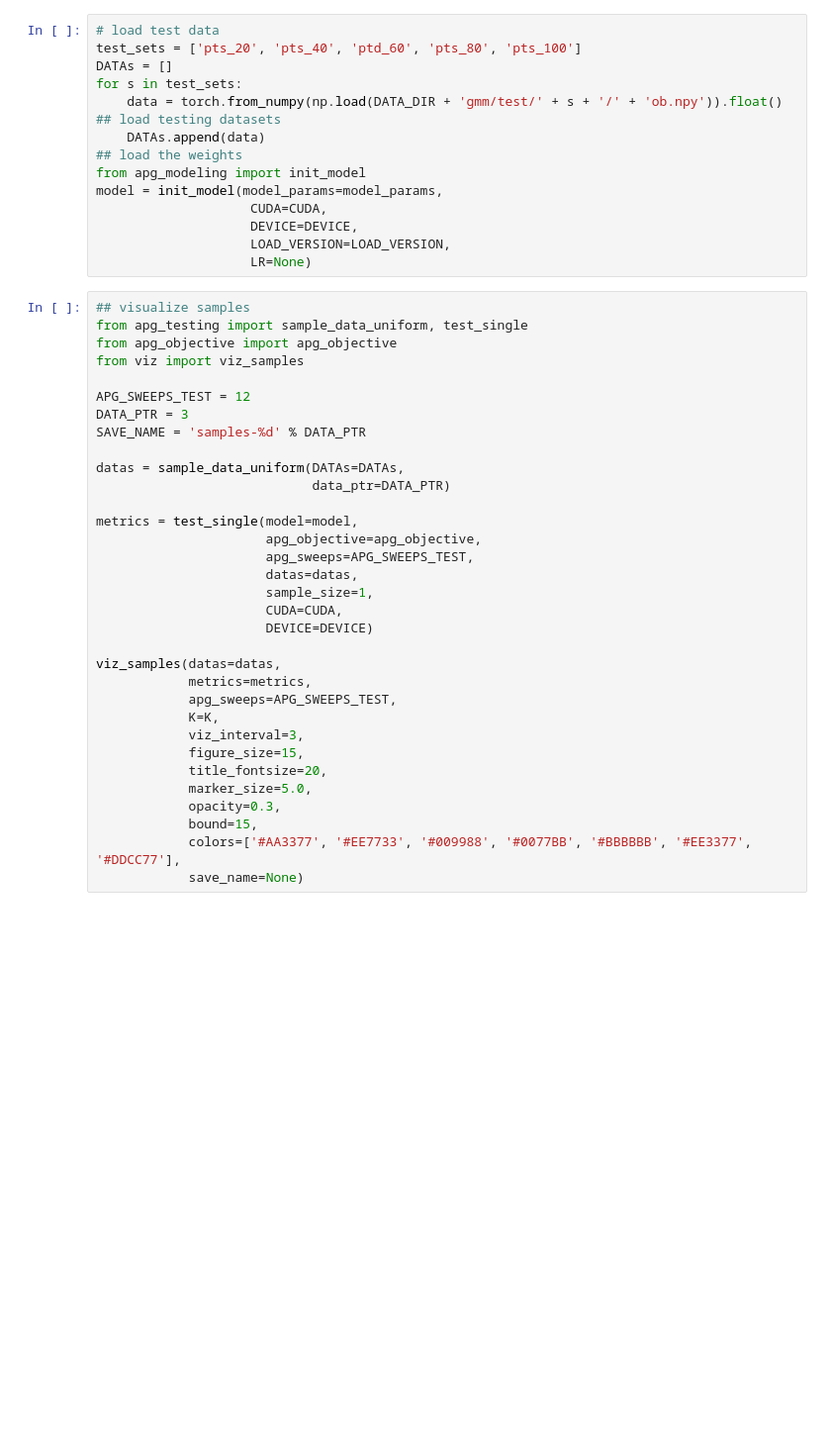
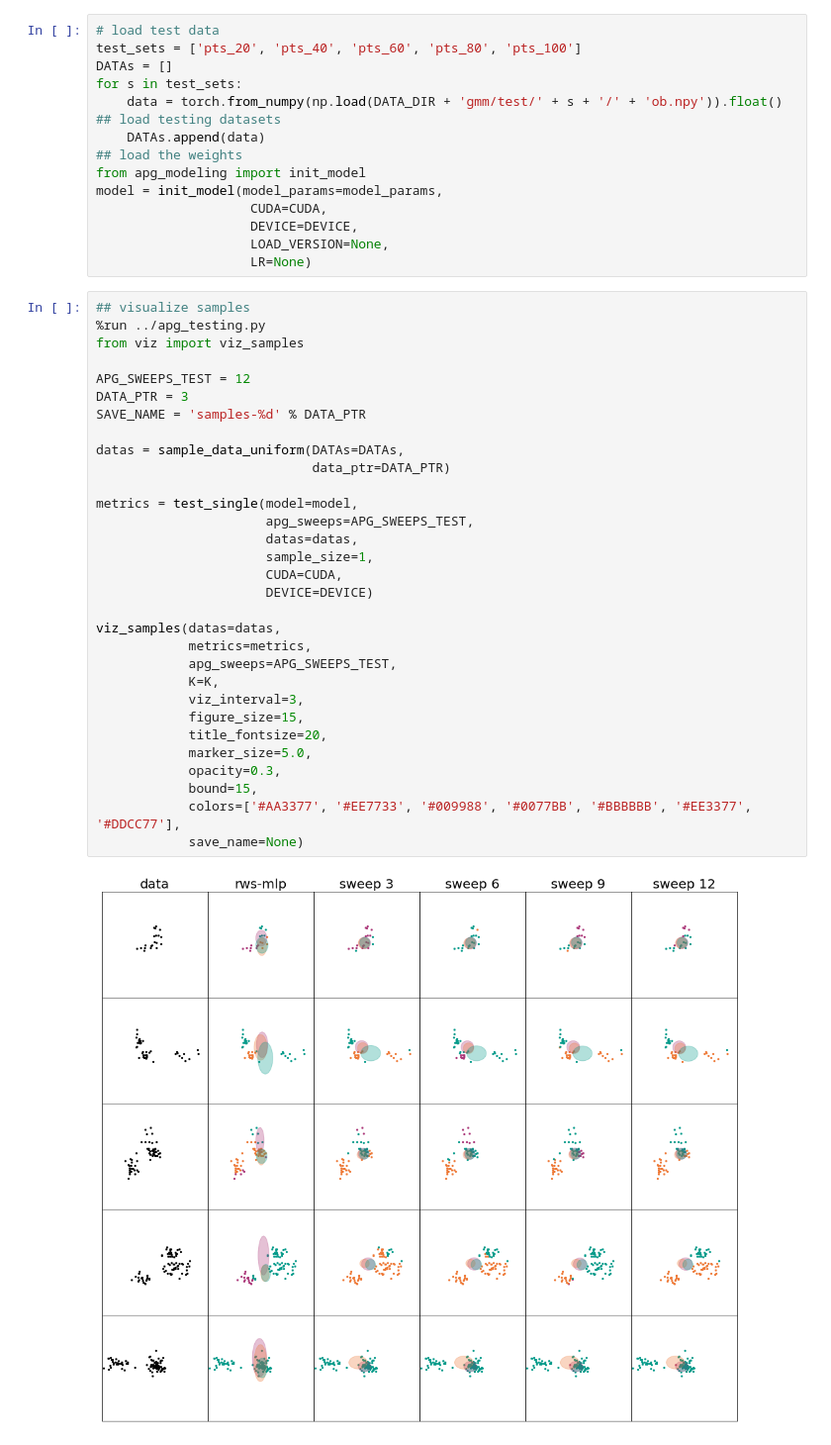
Before and after one commit to hao-w/apgs, a Jupyter notebook: GMM/notebooks/apg-testing.ipynb, the cells around one changed output. Shown at 99% size. Cells and saved outputs as stored; diff of their text form; blank space fills up the shorter version.

```diff
--- a/GMM/notebooks/apg-testing.ipynb
+++ b/GMM/notebooks/apg-testing.ipynb
@@ -8,6 +11,6 @@ DEVICE = torch.device('cuda:0')
 # %%
 # load test data
-test_sets = ['pts_20', 'pts_40', 'ptd_60', 'pts_80', 'pts_100']
+test_sets = ['pts_20', 'pts_40', 'pts_60', 'pts_80', 'pts_100']
 DATAs = []
 for s in test_sets:
     data = torch.from_numpy(np.load(DATA_DIR + 'gmm/test/' + s + '/' + 'ob.npy')).float() ## load testing datasets
@@ -17,41 +20,41 @@ from apg_modeling import init_model
 model = init_model(model_params=model_params,
                     CUDA=CUDA,
                     DEVICE=DEVICE,
-                    LOAD_VERSION=LOAD_VERSION,
+                    LOAD_VERSION=None,
                     LR=None)
 # %%
 ## visualize samples
-from apg_testing import sample_data_uniform, test_single
-from apg_objective import apg_objective
+%run ../apg_testing.py
 from viz import viz_samples
 
 APG_SWEEPS_TEST = 12
 DATA_PTR = 3
 SAVE_NAME = 'samples-%d' % DATA_PTR
 
 datas = sample_data_uniform(DATAs=DATAs,
                             data_ptr=DATA_PTR)
 
 metrics = test_single(model=model,
-                      apg_objective=apg_objective,
                       apg_sweeps=APG_SWEEPS_TEST,
                       datas=datas,
                       sample_size=1,
                       CUDA=CUDA,
                       DEVICE=DEVICE)
 
 viz_samples(datas=datas,
             metrics=metrics,
             apg_sweeps=APG_SWEEPS_TEST,
             K=K,
             viz_interval=3,
             figure_size=15,
             title_fontsize=20,
             marker_size=5.0,
             opacity=0.3,
             bound=15,
             colors=['#AA3377', '#EE7733', '#009988', '#0077BB', '#BBBBBB', '#EE3377', '#DDCC77'],
             save_name=None)
+# %% [output]
+[figure, added]
 # %%
 ## plot the ess and log joint
 APG_SWEEP_TEST = 30
```
Also changed, not shown: parts of 2 cells of this notebook, 12 other files.
